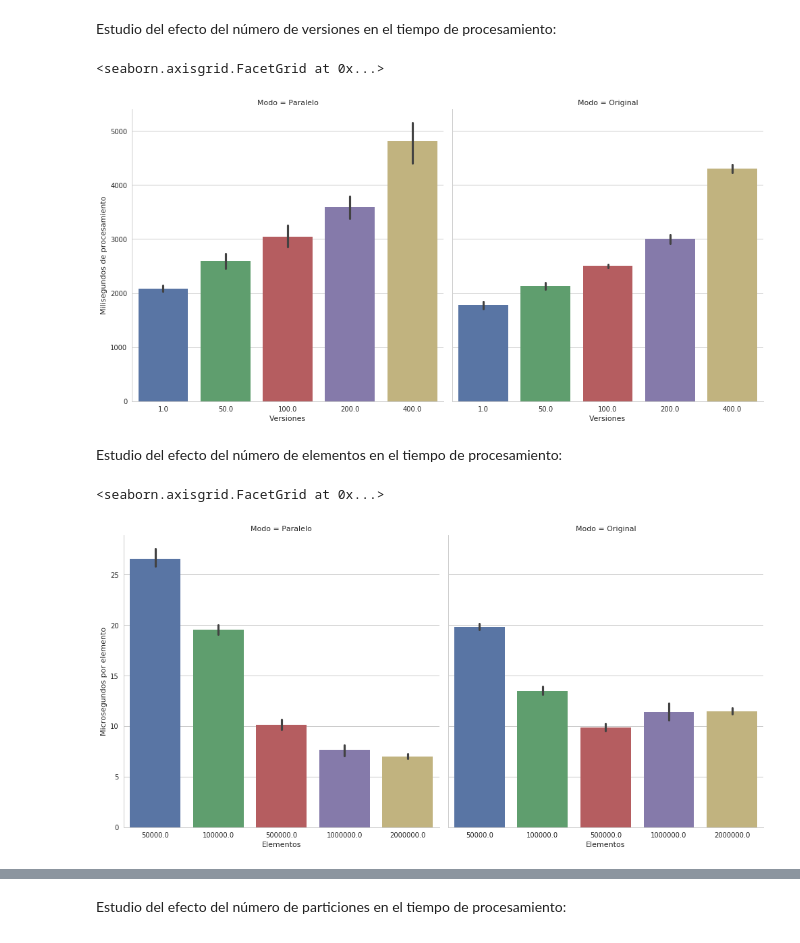
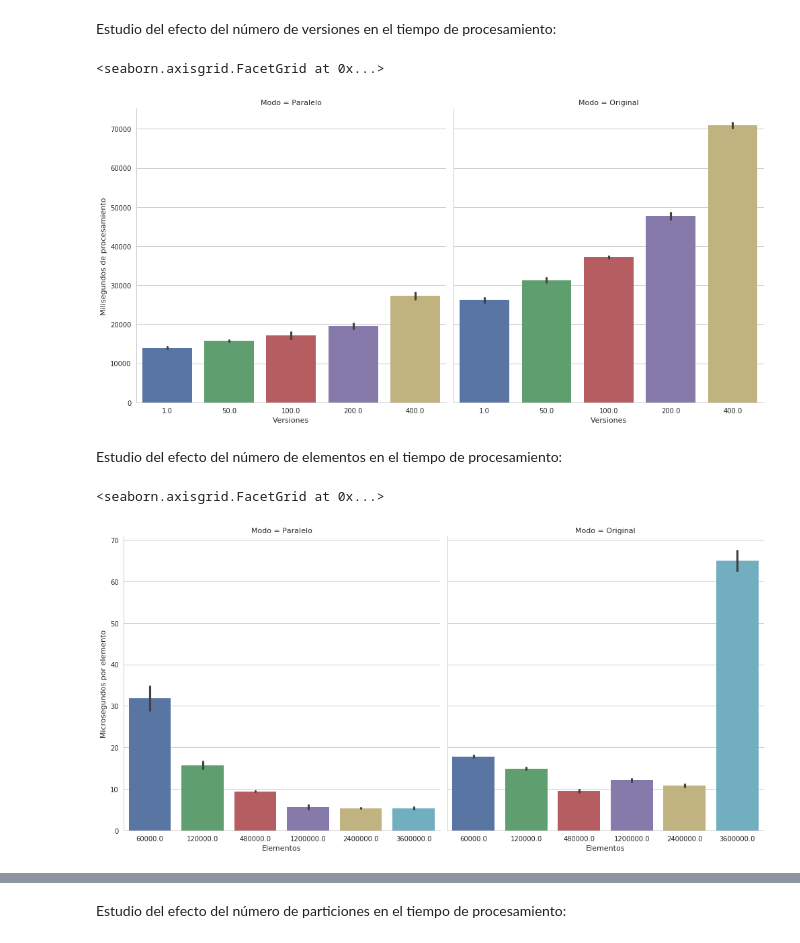
Before and after one commit to catedrasaes-umu/NoSQLDataEngineering, a Jupyter notebook: es.um.nosql.streaminginference.json2dbschema/benchmark/Benchmark.ipynb, the cells around one changed output, grey strips where cells are left out. Cells and saved outputs as stored; diff of their text form; code cells hidden in the pictures.

Commit message:
Benchmark plot and CESGA scripts

```diff
--- a/es.um.nosql.streaminginference.json2dbschema/benchmark/Benchmark.ipynb
+++ b/es.um.nosql.streaminginference.json2dbschema/benchmark/Benchmark.ipynb
@@ -200,10 +200,10 @@ benchmark(mode="mongo", elements=60000)
 Estudio del efecto de la serialización Kryo en la aplicación:
 # %%
 results = pd.DataFrame()
-df = benchmark(mode="file", elements=120000, batch=12000, entities=30, versions=20, depth=5, fields=4, kryo="true")
+df = benchmark(mode="file", elements=2400000, batch=80000, entities=30, versions=30, depth=5, fields=4, kryo="true")
 df.to_csv("kryo-enabled.csv")
 results["kryo enabled"] = df["TOTAL_PROCESSING"]
-df = benchmark(mode="file", elements=120000, batch=12000,  entities=30, versions=20, depth=5, fields=4, kryo="false")
+df = benchmark(mode="file", elements=2400000, batch=80000,  entities=30, versions=30, depth=5, fields=4, kryo="false")
 df.to_csv("kryo-disabled.csv")
 results["kryo disabled"] = df["TOTAL_PROCESSING"]
 ax = sns.barplot(data=results)
@@ -218,13 +218,13 @@ ents = np.array([])
 mode = np.array([])
 millis = np.array([])
 for entities in [1, 50, 100, 200, 400]:
-    df = benchmark(mode="file", elements=120000, batch=12000, entities=entities, versions=1, depth=2, fields=2, kryo="true")
+    df = benchmark(mode="file", elements=2400000, batch=80000, entities=entities, versions=1, depth=2, fields=2, kryo="true")
     df.to_csv("file-entities-"+str(entities)+".csv")
     length = df["TOTAL_PROCESSING"].size
     ents = np.append(ents, np.repeat(entities, length))
     mode = np.append(mode, np.repeat("Paralelo", length))
     millis = np.append(millis, df["TOTAL_PROCESSING"].as_matrix())
-    df = benchmark(mode="single", elements=120000, entities=entities, versions=1, depth=2, fields=2)
+    df = benchmark(mode="single", elements=2400000, entities=entities, versions=1, depth=2, fields=2)
     df.to_csv("original-file-entities-"+str(entities)+".csv")
     length = df["TOTAL_PROCESSING"].size
     ents = np.append(ents, np.repeat(entities, length))
@@ -244,13 +244,13 @@ mode = np.array([])
 millis = np.array([])
 
 for versions in [1, 50, 100, 200, 400]:
-    df = benchmark(mode="file", elements=120000, batch=12000, entities=1, versions=versions, depth=2, fields=2, kryo="true")
+    df = benchmark(mode="file", elements=2400000, batch=80000, entities=1, versions=versions, depth=2, fields=2, kryo="true")
     df.to_csv("file-versions-"+str(versions)+".csv")
     length = df["TOTAL_PROCESSING"].size
     vers = np.append(vers, np.repeat(versions, length))
     mode = np.append(mode, np.repeat("Paralelo", length))
     millis = np.append(millis, df["TOTAL_PROCESSING"].as_matrix())
-    df = benchmark(mode="single", elements=120000, entities=1, versions=versions, depth=2, fields=2)
+    df = benchmark(mode="single", elements=2400000, entities=1, versions=versions, depth=2, fields=2)
     df.to_csv("original-file-versions-"+str(versions)+".csv")
     vers = np.append(vers, np.repeat(versions, length))
     mode = np.append(mode, np.repeat("Original", length))
@@ -260,29 +260,29 @@ results = pd.DataFrame({"Versiones":vers, "Modo": mode, "Milisegundos de procesa
 sns.factorplot(x="Versiones", y="Milisegundos de procesamiento", col="Modo", data=results, kind="bar", size=7)
 # %% [output]
 <seaborn.axisgrid.FacetGrid at 0x...>
-[figure, old version]
+[figure, new version]
 # %% [markdown]
 Estudio del efecto del número de elementos en el tiempo de procesamiento:
 # %%
 elems = np.array([])
 mode = np.array([])
 micros = np.array([])
 
-for elements in [50000, 100000, 500000, 1000000, 2000000]:
-    df = benchmark(mode="file", elements=elements, batch=(elements/10), entities=1, versions=1, depth=2, fields=2, kryo="true")
-    df.to_csv("file-elements-"+str(elements)+".csv")
+for elements in [60000, 120000, 480000, 1200000, 2400000, 3600000]:
+    df = benchmark(mode="file", elements=elements, batch=(elements/30), entities=1, versions=1, depth=2, fields=2, kryo="true")
+    df.to_csv("light-file-elements-"+str(elements)+".csv")
     length = df["TOTAL_PROCESSING"].size
     elems = np.append(elems, np.repeat(elements, length))
     mode = np.append(mode, np.repeat("Paralelo", length))
     micros = np.append(micros, (df["TOTAL_PROCESSING"]*1000/elements).as_matrix())
     df = benchmark(mode="single", elements=elements, entities=1, versions=1, depth=2, fields=2)
-    df.to_csv("original-file-elements-"+str(elements)+".csv")
+    df.to_csv("light-original-file-elements-"+str(elements)+".csv")
     elems = np.append(elems, np.repeat(elements, length))
     mode = np.append(mode, np.repeat("Original", length))
     micros = np.append(micros, (df["TOTAL_PROCESSING"]*1000/elements).as_matrix())
 
 results = pd.DataFrame({"Elementos":elems, "Modo": mode, "Microsegundos por elemento": micros})
 sns.factorplot(x="Elementos", y="Microsegundos por elemento", col="Modo", data=results, kind="bar", size=7)
 # %% [output]
 <seaborn.axisgrid.FacetGrid at 0x...>
-[figure, old version]
+[figure, new version]
```
Also changed, not shown: parts of 9 cells of this notebook, 4 other files.
